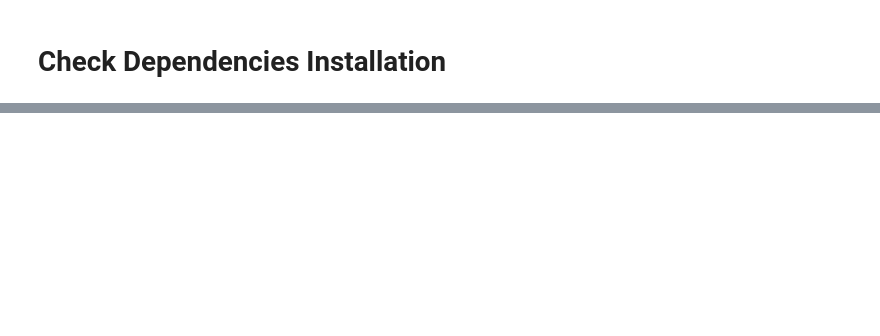
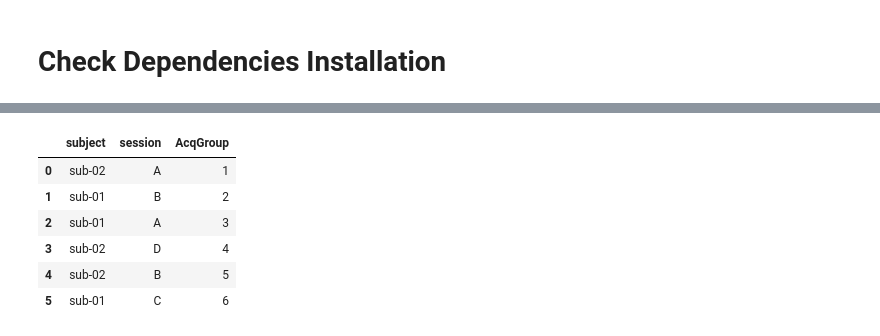
Before and after one commit to tientong98/demo_cubids, a Jupyter notebook: cuBIDS.ipynb, the cells around one changed output, grey strips where cells are left out. Saved outputs shown, nothing was run; the diff lists cells and outputs as text; code cells hidden in the pictures; blank space fills up the shorter version.

```diff
--- a/cuBIDS.ipynb
+++ b/cuBIDS.ipynb
@@ -51,0 +99,15 @@ mriqc_24.0.0.sif  raw_BIDS_multi-ses
+# %%
+import pandas as pd
+
+summary = pd.read_csv('~/babs_demo/raw_BIDS_multi-ses/code/CuBIDS/v0_summary.tsv', sep='\t')
+AcqGrouping = pd.read_csv('~/babs_demo/raw_BIDS_multi-ses/code/CuBIDS/v0_AcqGrouping.tsv', sep='\t')
+
+AcqGrouping
+# %% [output]
+|  | subject | session | AcqGroup |
+| 0 | sub-02 | A | 1 |
+| 1 | sub-01 | B | 2 |
+| 2 | sub-01 | A | 3 |
+| 3 | sub-02 | D | 4 |
+| 4 | sub-02 | B | 5 |
+| 5 | sub-01 | C | 6 |
```
Also changed, not shown: parts of 14 cells of this notebook.
